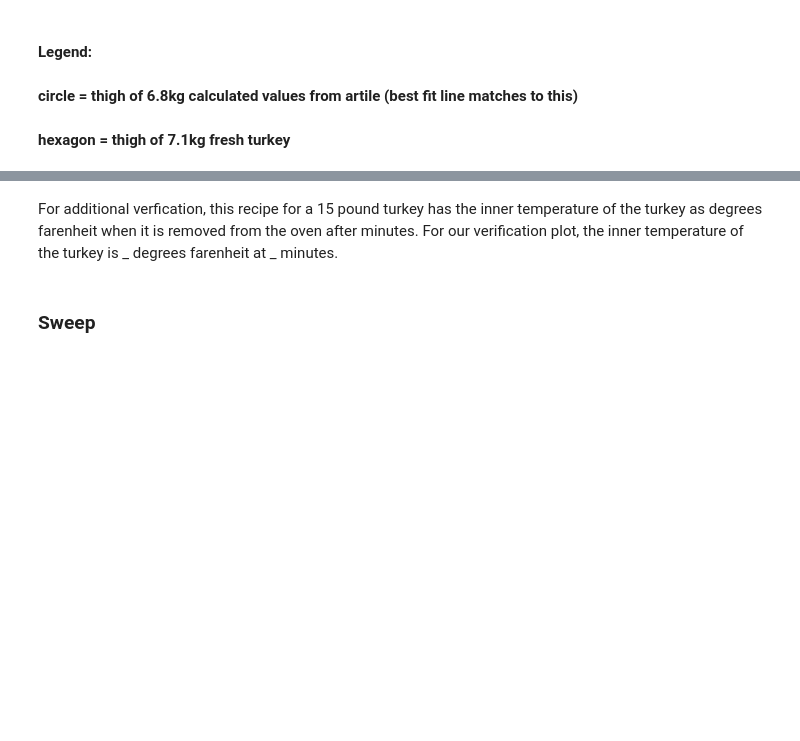
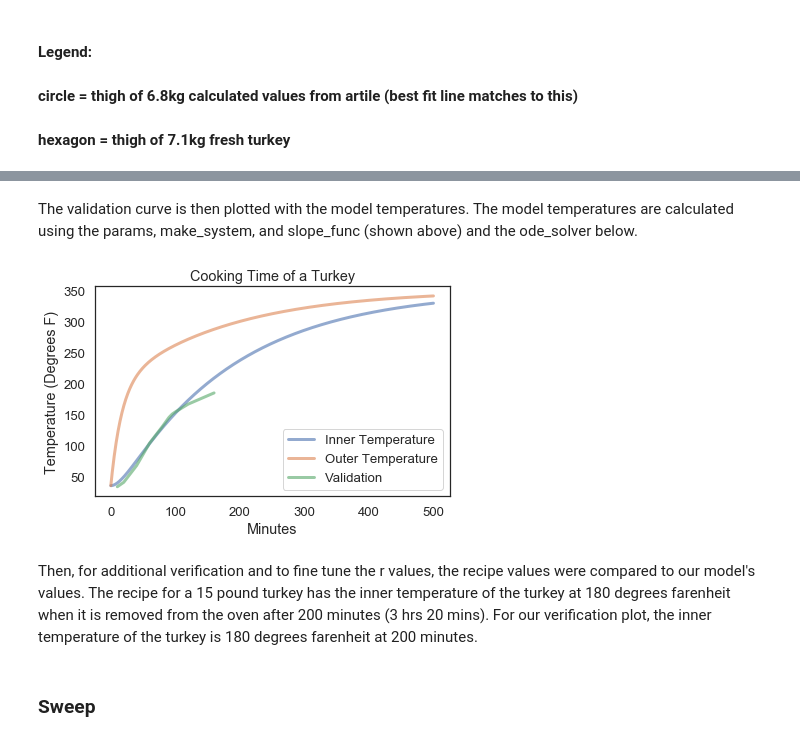
Before and after one commit to MellieZito/Project-2, a Jupyter notebook: code/Turkey.ipynb, the cells around one changed output, grey strips where cells are left out. Drawn from its saved outputs; the diff is of its cells as text; code cells hidden in the pictures; blank space fills up the shorter version.

```diff
--- a/code/Turkey.ipynb
+++ b/code/Turkey.ipynb
@@ -58,11 +58,18 @@ The C value of each layer was estimated as the mass multiplied by the specific h
 https://www.researchgate.net/file.PostFileLoader.html?id=57dc0df6dc332d6c7a2b0e94&assetKey=AS%3A406964417908742%401474039286881
 # %%
 params = Params(
+    r_inner = 0.004, #Km^2/W
+    r_outer = 0.006, #Km^2/W
+    c_inner = 16490, #J/K
+    c_outer = 7520); #J/K
+#attempting to do two different r values
+#.0058 when r's match
+'''params = Params(
     r_outer = 0.006, #Km^2/W
     r_inner = 0.006, #Km^2/W
     c_inner = 10450, #J/K
     c_outer = 5330, #J/K
-    );
+    )''';
 # %% [markdown]
 The functions convert_k_to_f to assist in plot clarity. convert_k_to_f converts the kelvin temperatures from calculations into farenheit for plotting.
 # %%
@@ -103,15 +110,19 @@ The plot results to aid in plotting the validation graph is made below.
 # %%
-def plot_results_validation(inner, outer):
+def plot_results_validation(inner, outer, validation):
     """Plot the inner and outer temperatures of the Turkey
+    to compare to the validation curve
 
     inner: TimeSeries
     outer: TimeSeries
+    validation: TimeSeries
 
     """
     inner_f=convert_k_to_f(inner)
     outer_f=convert_k_to_f(outer)
-    plot(inner_f, '-', color = 'red', label='Inner Temperature')
-    plot(outer_f, '-', color = 'blue', label='Outer Temperature')
+    validation_f=convert_k_to_f(validation)
+    plot(inner_f, '-', label='Inner Temperature')
+    plot(outer_f, '-', label='Outer Temperature')
+    plot(validation_f, '-', label='Validation')
 
     decorate(xlabel='Minutes',
              ylabel='Temperature (Degrees F)',
@@ -143,5 +176,22 @@ Image("images/turkey_temp_graph.png")
+# %%
+inner_T_validation = []
+for temp in inner_T_valid_C:
+    temp_k = temp + 273
+    inner_T_validation.append(temp_k)
+data_validation = TimeSeries(inner_T_validation,t_validation)
+# %% [markdown]
+The validation curve is then plotted with the model temperatures. The model temperatures are calculated using the params, make_system, and slope_func (shown above) and the ode_solver below.
+# %%
+system = make_system(params,450,275,500)
+results, details = run_ode_solver(system,slope_func,max_step=1)
+plot_results_validation(results.T_inner, results.T_outer, data_validation)#got rid of outer temporarily
+#plot(results.T_inner)
+#plotting the results before converting has a different slope.
+#i guess this makes sense but are we okay with that
+# %% [output]
+[figure, added]
 # %% [markdown]
-For additional verfication, this recipe for a 15 pound turkey has the inner temperature of the turkey as degrees farenheit when it is removed from the oven after minutes. For our verification plot, the inner temperature of the turkey is _ degrees farenheit at _ minutes.
+Then, for additional verification and to fine tune the r values, the recipe values were compared to our model's values. The recipe for a 15 pound turkey has the inner temperature of the turkey at 180 degrees farenheit when it is removed from the oven after 200 minutes (3 hrs 20 mins). For our verification plot, the inner temperature of the turkey is 180 degrees farenheit at 200 minutes.
 # %% [markdown]
 ### Sweep
 # %% [markdown]
```
Also changed, not shown: parts of 11 cells of this notebook.
